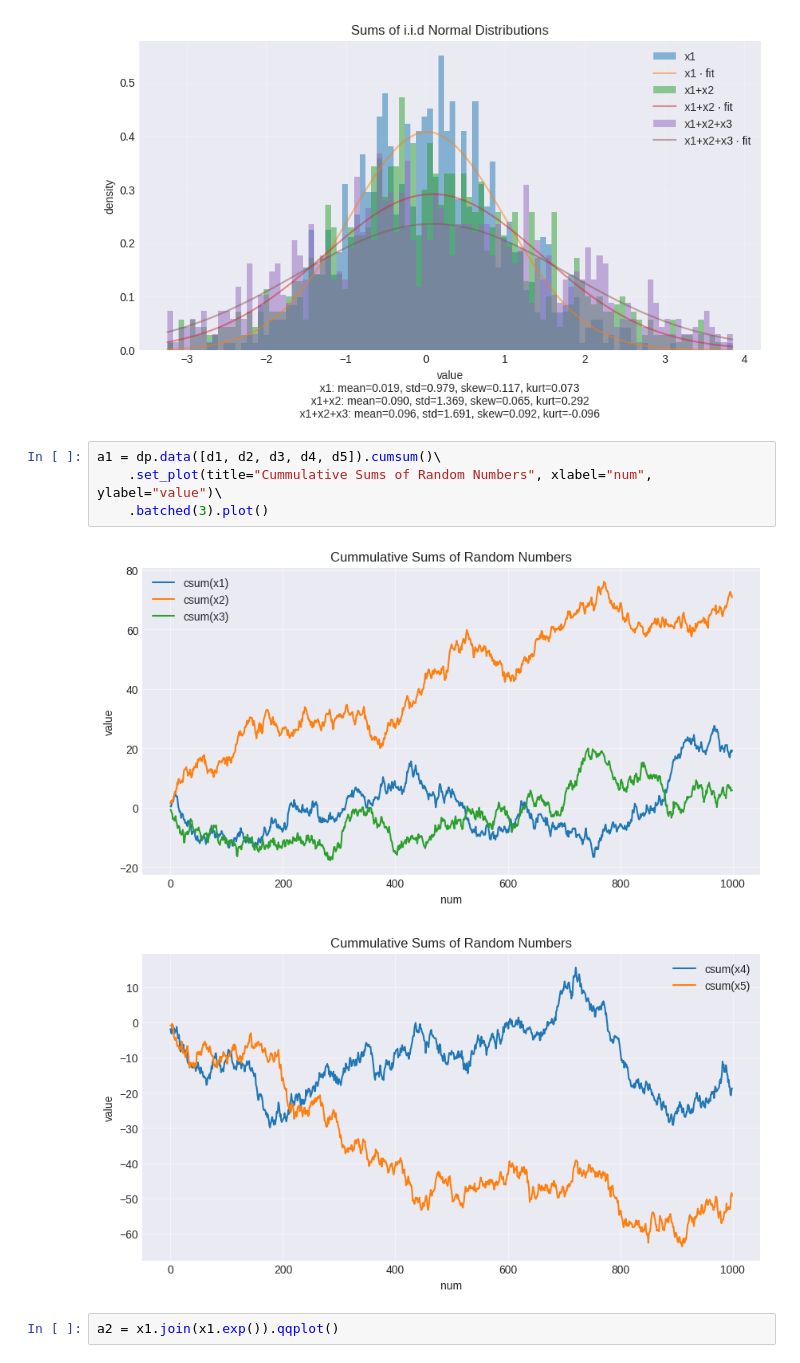
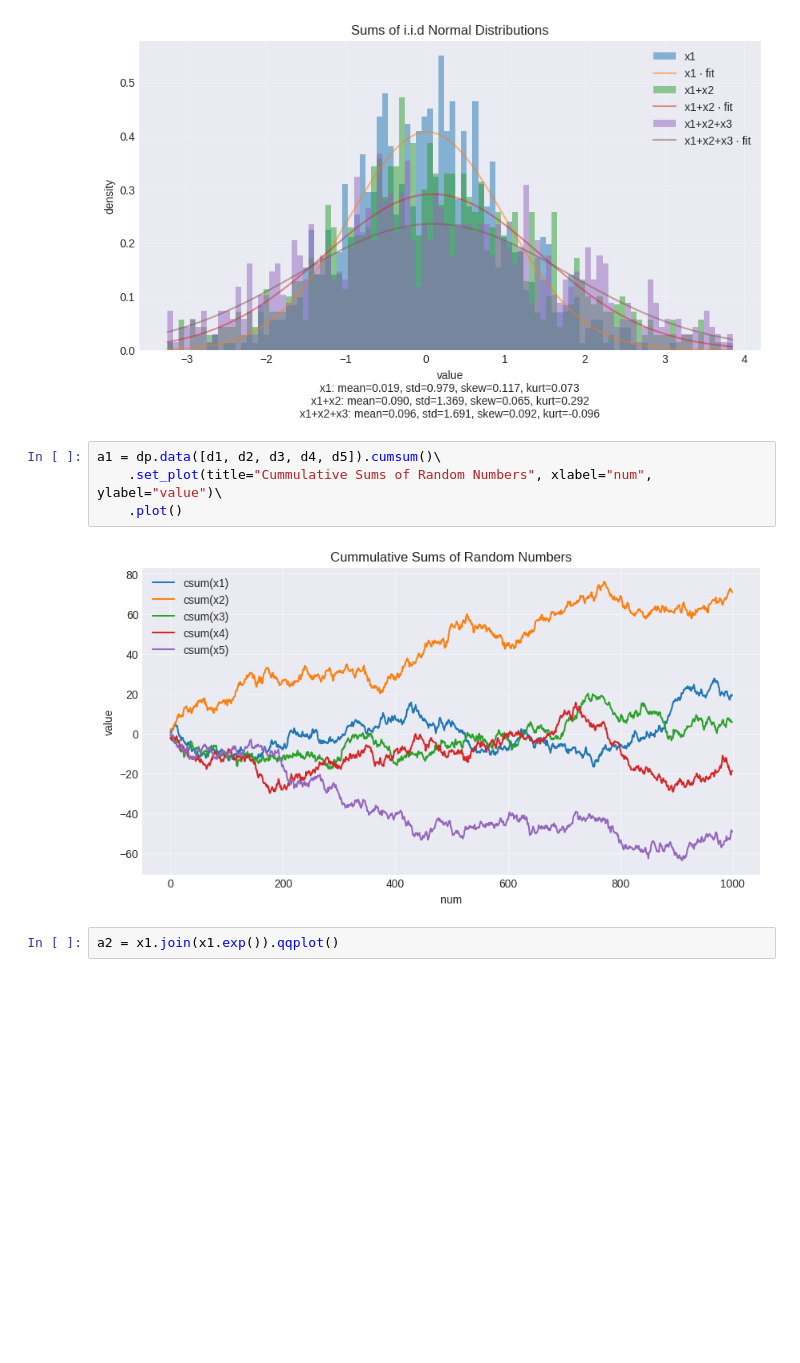
Before and after one commit to Chitaoji/dataplot, a Jupyter notebook: examples/tests.ipynb, the cells around one changed output. Cells and saved outputs as stored; diff of their text form; blank space fills up the shorter version.

```diff
--- a/examples/tests.ipynb
+++ b/examples/tests.ipynb
@@ -41,10 +41,9 @@ a0 = s0.hist()
 # %%
 a1 = dp.data([d1, d2, d3, d4, d5]).cumsum()\
     .set_plot(title="Cummulative Sums of Random Numbers", xlabel="num", ylabel="value")\
-    .batched(3).plot()
+    .plot()
 # %% [output]
-[figure, old version]
+[figure, new version]
-[figure, removed]
 # %%
 a2 = x1.join(x1.exp()).qqplot()
 # %% [output]
```
